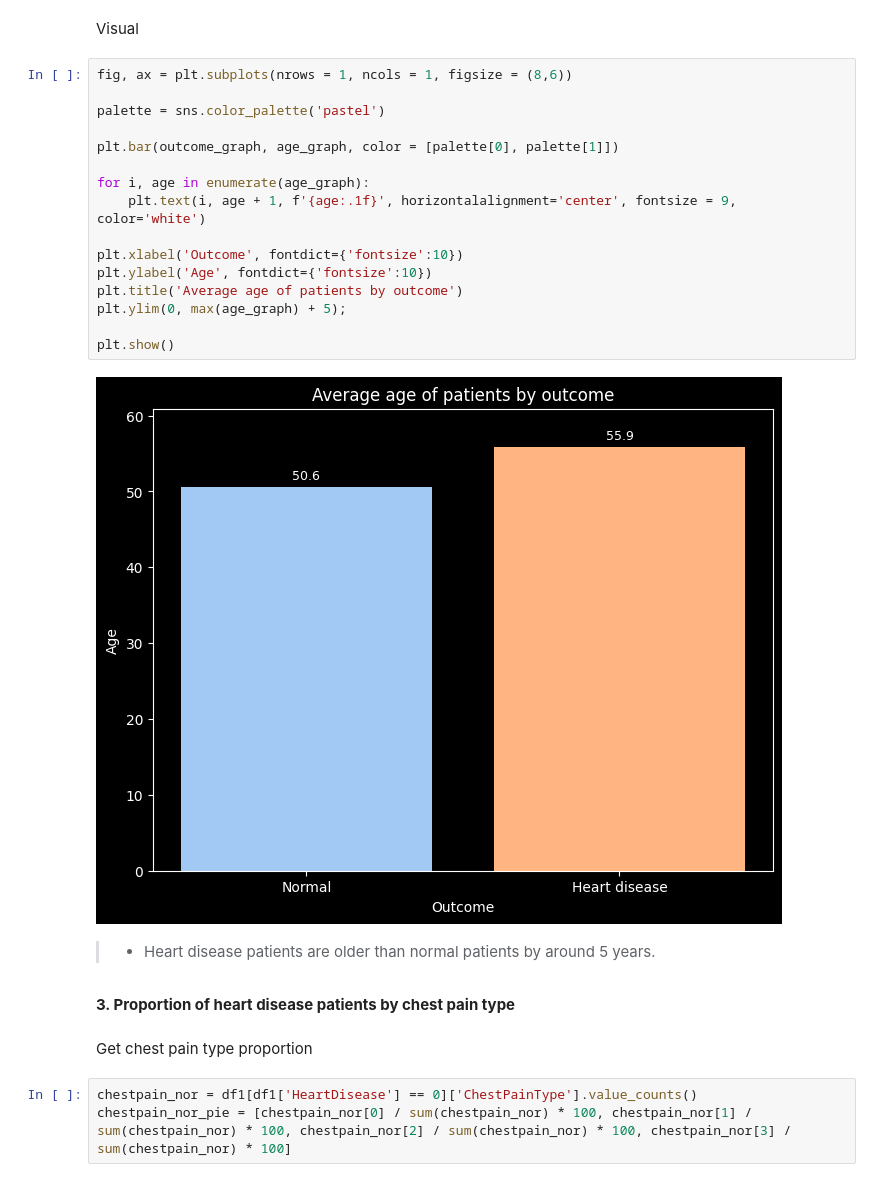
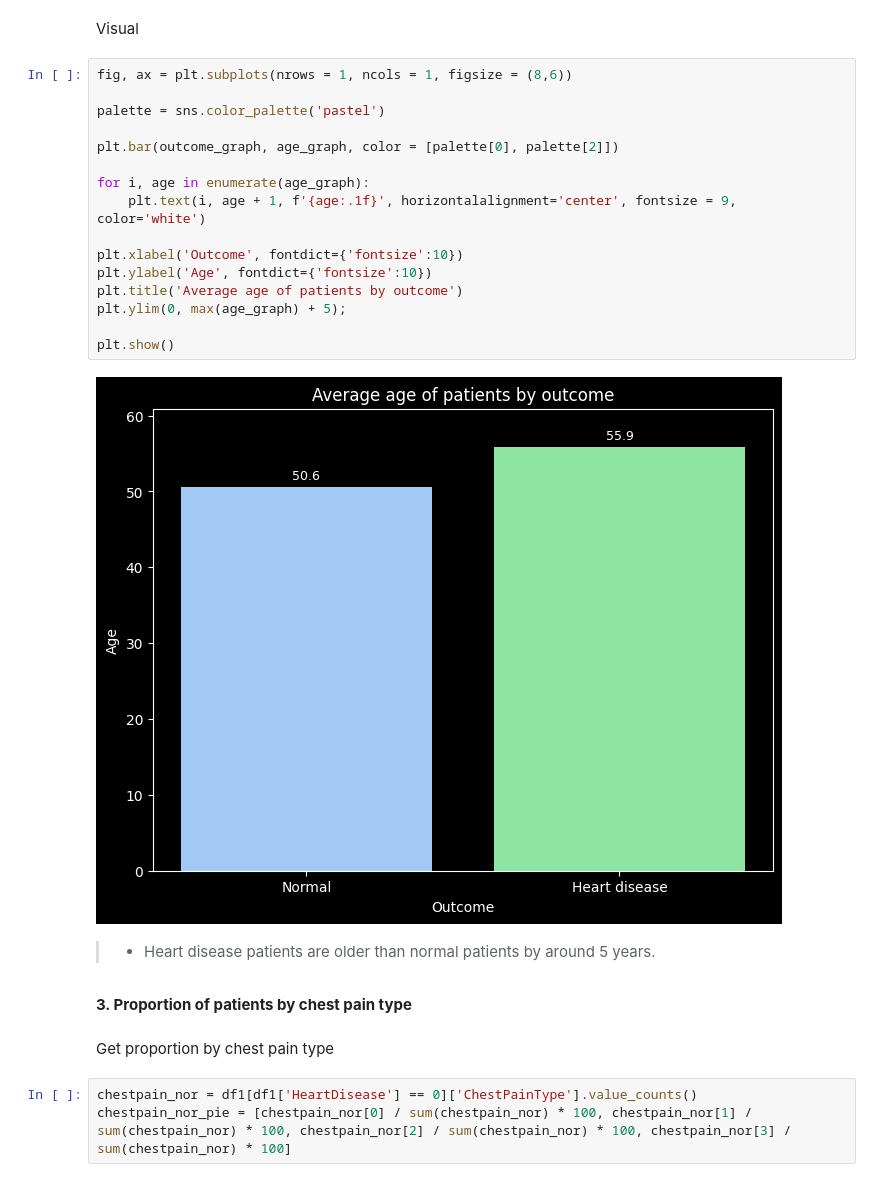
Before and after one commit to shabana1408/Heart-Failure-Prediction, a Jupyter notebook: Heart_Failure_Prediction.ipynb, the cells around one changed output. Drawn from its saved outputs; the diff is of its cells as text.

```diff
--- a/Heart_Failure_Prediction.ipynb
+++ b/Heart_Failure_Prediction.ipynb
@@ -674,27 +676,27 @@ Visual
 # %%
 fig, ax = plt.subplots(nrows = 1, ncols = 1, figsize = (8,6))
 
 palette = sns.color_palette('pastel')
 
-plt.bar(outcome_graph, age_graph, color = [palette[0], palette[1]])
+plt.bar(outcome_graph, age_graph, color = [palette[0], palette[2]])
 
 for i, age in enumerate(age_graph):
     plt.text(i, age + 1, f'{age:.1f}', horizontalalignment='center', fontsize = 9, color='white')
 
 plt.xlabel('Outcome', fontdict={'fontsize':10})
 plt.ylabel('Age', fontdict={'fontsize':10})
 plt.title('Average age of patients by outcome')
 plt.ylim(0, max(age_graph) + 5);
 
 plt.show()
 # %% [output]
-[figure, old version]
+[figure, new version]
 # %% [markdown]
 > - Heart disease patients are older than normal patients by around 5 years.
 # %% [markdown]
-**3. Proportion of heart disease patients by chest pain type**
+**3. Proportion of patients by chest pain type**
 # %% [markdown]
-Get chest pain type proportion
+Get proportion by chest pain type
 # %%
 chestpain_nor = df1[df1['HeartDisease'] == 0]['ChestPainType'].value_counts()
 chestpain_nor_pie = [chestpain_nor[0] / sum(chestpain_nor) * 100, chestpain_nor[1] / sum(chestpain_nor) * 100, chestpain_nor[2] / sum(chestpain_nor) * 100, chestpain_nor[3] / sum(chestpain_nor) * 100]
```
Also changed, not shown: parts of 8 cells of this notebook.
